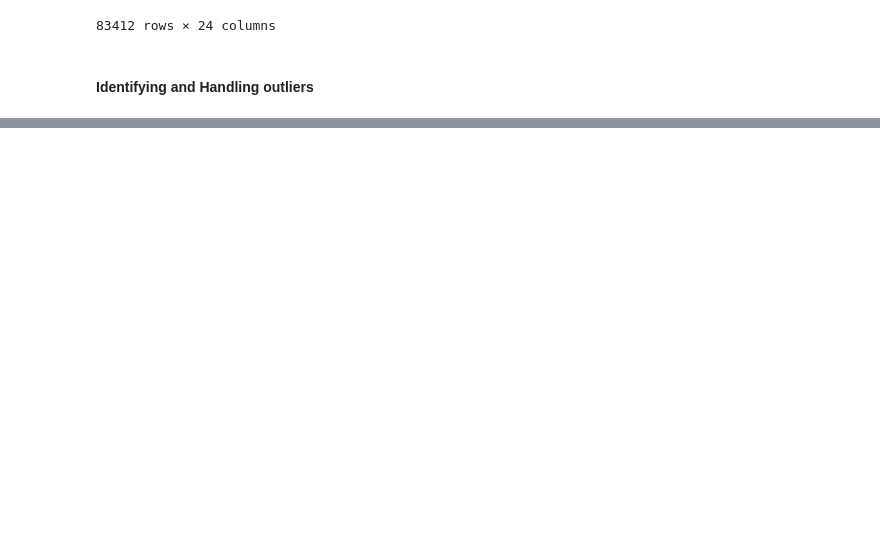
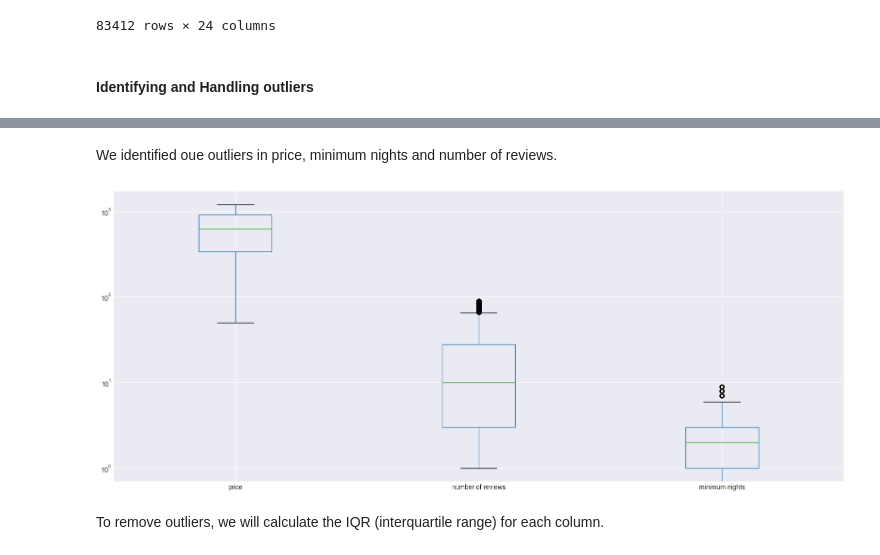
Before and after one commit to AdnanK1/air-bnb, a Jupyter notebook: index.ipynb, the cells around one changed output, grey strips where cells are left out. Saved outputs shown, nothing was run; the diff lists cells and outputs as text; code cells hidden in the pictures; blank space fills up the shorter version.

```diff
--- a/index.ipynb
+++ b/index.ipynb
@@ -257,0 +255,12 @@ TypeError: can only concatenate str (not "int") to str
+# %% [markdown]
+We identified oue outliers in price, minimum nights and number of reviews.
+# %%
+#Identified outliers.
+columns = ['price', 'number of reviews', 'minimum nights']
+df[columns].boxplot(figsize=(20, 8))
+plt.yscale('log')
+plt.show()
+# %% [output]
+[figure, added]
+# %% [markdown]
+To remove outliers, we will calculate the IQR (interquartile range) for each column.
```
Also changed, not shown: parts of 23 cells of this notebook.
